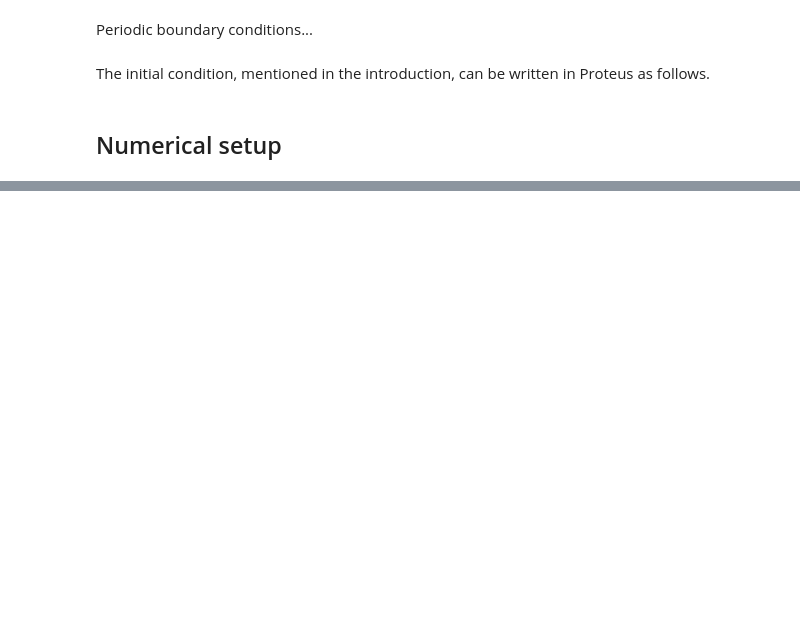
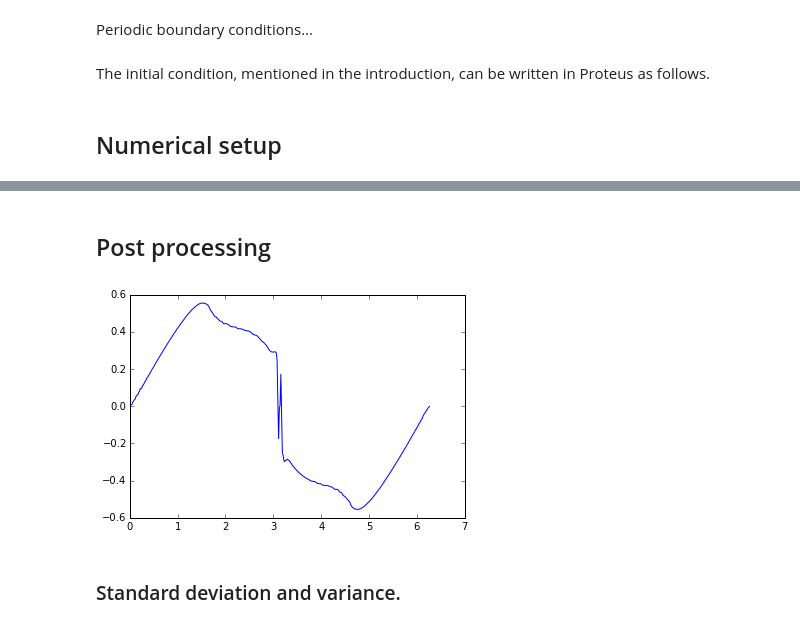
Before and after one commit to robertsawko/pde-and-uq, a Jupyter notebook: notebooks/n3-gpc.ipynb, the cells around one changed output, grey strips where cells are left out. Drawn from its saved outputs; the diff is of its cells as text; code cells hidden in the pictures; blank space fills up the shorter version.

```diff
--- a/notebooks/n3-gpc.ipynb
+++ b/notebooks/n3-gpc.ipynb
@@ -50,7 +45,7 @@ from sympy import factorial
 def f(z, sigma=1):
     return sym.exp(-z**2 / (2 * sigma)) / sym.sqrt(2 * sym.pi * sigma)
 
-N = 3
+N = 5
 
 z = sym.symbols('z')
 
@@ -159,7 +151,7 @@ p.diffusiveFluxBoundaryConditions = dict((i, {}) for i in range(N))
 
 def getPBC(x):
     eps = 1.0e-8
-    if p.x[0] < eps or x[0] >= p.L[0] - eps:
+    if x[0] < eps or x[0] >= p.L[0] - eps:
         return np.array([0.0, 0.0, 0.0])
 
 p.periodicDirichletConditions = dict((i, getPBC) for i in range(N))
@@ -179,13 +171,19 @@ class vkIC:
             return 0.0
 
 p.initialConditions = dict((k, vkIC(k=k)) for k in range(N))
-# p.fluxBoundaryConditions = dict((i, 'outFlow') for i in range(N))
+p.fluxBoundaryConditions = dict((i, 'outFlow') for i in range(N))
 
 p.T = 1.0
 # %% [markdown]
 ## Numerical setup
 # %%
 import proteus.default_n as n
+from proteus.iproteus import *
+import proteus as pr
+from proteus.Archiver import ArchiveFlags
+archiveFlag = ArchiveFlags.EVERY_USER_STEP
+Profiling.logLevel = 1
+Profiling.verbose = True
 
 n.timeOrder = 3
 n.nStagesTime = n.timeOrder
@@ -205,14 +203,14 @@ n.tnList = [float(k)/n.nSteps*p.T for k in range(n.nSteps + 1)]
 
 n.tnList.insert(1, 1e-6)
 
-femSpaces = dict(
+n.femSpaces = dict(
     (i, pr.FemTools.DG_AffineQuadraticOnSimplexWithNodalBasis)
     for i in range(N))
 
 n.elementQuadrature = pr.Quadrature.SimplexGaussQuadrature(p.nd, 4)
 n.elementBoundaryQuadrature = pr.Quadrature.SimplexGaussQuadrature(p.nd-1, 4)
 
-n.nn = 201
+n.nn = 401
 n.nLevels = 1
 
 n.subgridError = None
@@ -268,0 +286,15 @@ UnboundLocalError: local variable 'phi' referenced before assignment
+# %% [markdown]
+## Post processing
+# %%
+%matplotlib inline
+import pylab
+x = ns.modelList[0].levelModelList[-1].mesh.nodeArray[:,0]
+# triangles = ns.modelList[0].levelModelList[-1].mesh.elementNodesArray
+u = ns.modelList[0].levelModelList[-1].u[0].dof
+# delList[1].levelModelList[-1].u[0].dof
+pylab.plot(x[0:-1],u[0:-1:3])
+pylab.show()
+# %% [output]
+[figure, added]
+# %% [markdown]
+### Standard deviation and variance.
```
Also changed, not shown: parts of 5 cells of this notebook.
